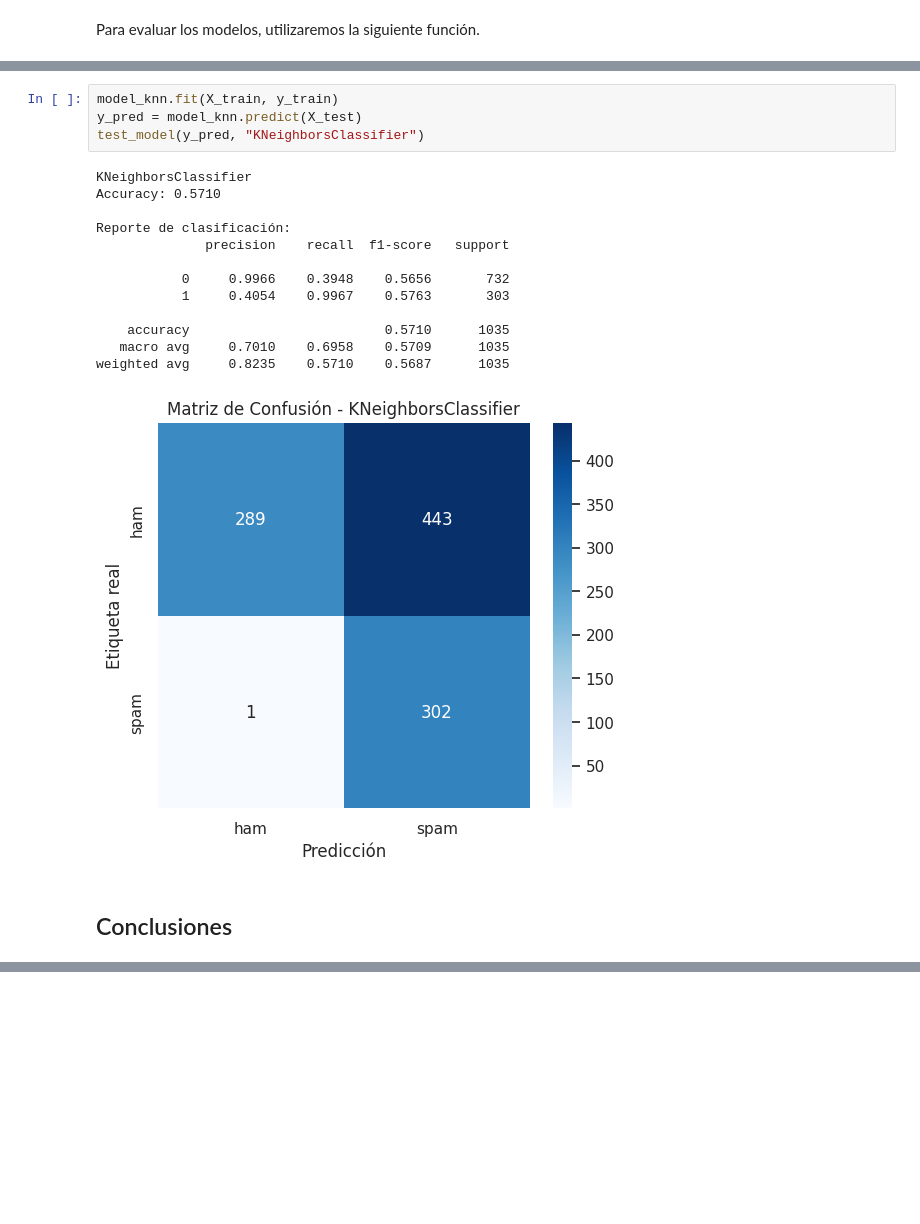
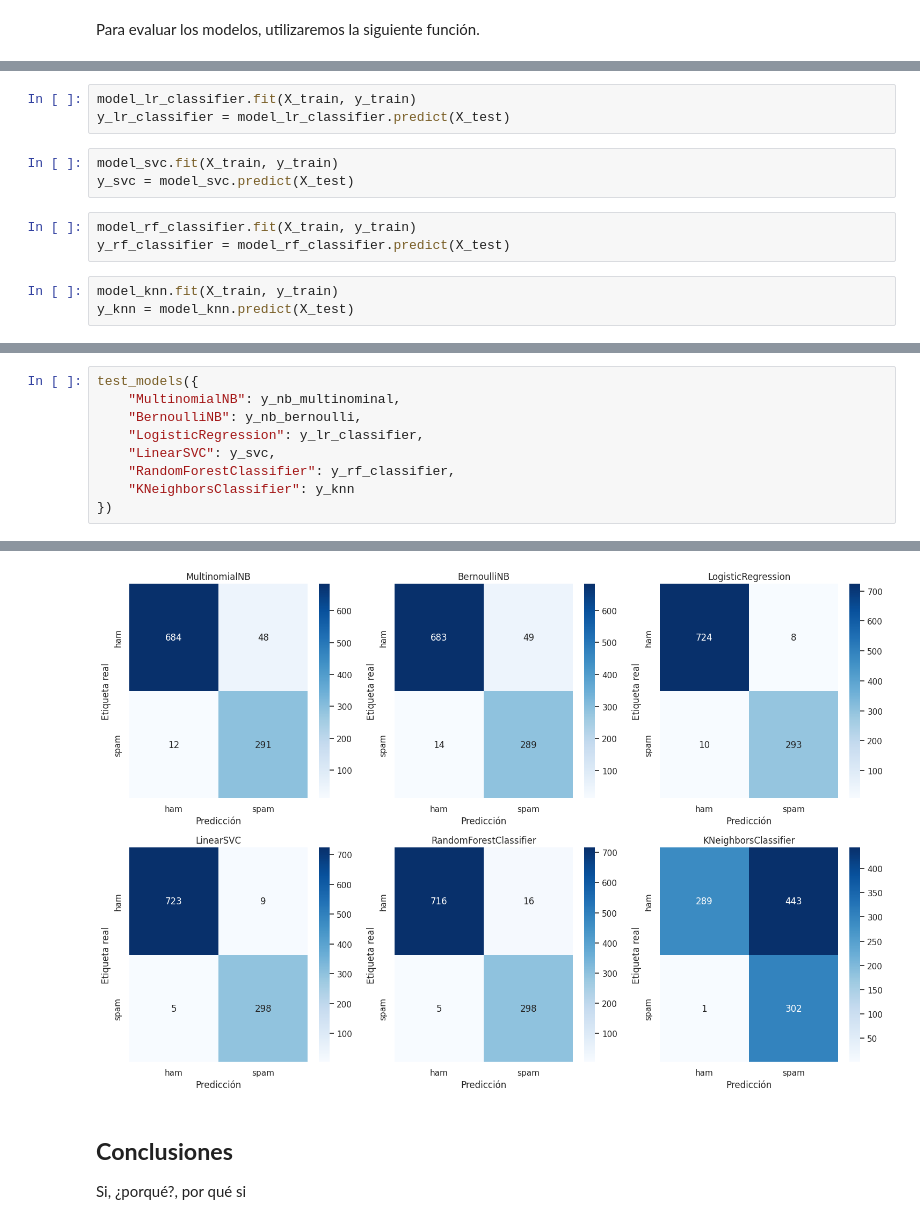
Before and after one commit to Alejandro-BR/Detection-Spam, a Jupyter notebook: src/detection__spam.ipynb, the cells around one changed output, grey strips where cells are left out. Saved outputs shown, nothing was run; the diff lists cells and outputs as text; blank space fills up the shorter version.

```diff
--- a/src/detection__spam.ipynb
+++ b/src/detection__spam.ipynb
@@ -379 +390,13 @@ def test_model(y_pred, title):
+# %%
+model_lr_classifier.fit(X_train, y_train)
+y_lr_classifier = model_lr_classifier.predict(X_test)
+# %%
+model_svc.fit(X_train, y_train)
+y_svc = model_svc.predict(X_test)
+# %%
+model_rf_classifier.fit(X_train, y_train)
+y_rf_classifier = model_rf_classifier.predict(X_test)
+# %%
+model_knn.fit(X_train, y_train)
+y_knn = model_knn.predict(X_test)
 # %% [markdown]
@@ -471,20 +404,10 @@ weighted avg     0.9796    0.9787    0.9789      1035
-# %%
-model_knn.fit(X_train, y_train)
-y_pred = model_knn.predict(X_test)
-test_model(y_pred, "KNeighborsClassifier")
-# %% [output]
-KNeighborsClassifier
-Accuracy: 0.5710
-
-Reporte de clasificación:
-              precision    recall  f1-score   support
-
-           0     0.9966    0.3948    0.5656       732
-           1     0.4054    0.9967    0.5763       303
-
-    accuracy                         0.5710      1035
-   macro avg     0.7010    0.6958    0.5709      1035
-weighted avg     0.8235    0.5710    0.5687      1035
-[figure, removed]
-# %% [markdown]
-## Conclusiones
+# %%
+test_models({
+    "MultinomialNB": y_nb_multinominal,
+    "BernoulliNB": y_nb_bernoulli,
+    "LogisticRegression": y_lr_classifier,
+    "LinearSVC": y_svc,
+    "RandomForestClassifier": y_rf_classifier,
+    "KNeighborsClassifier": y_knn
+})
+# %% [output]
@@ -491,3 +431,9 @@ weighted avg     0.8235    0.5710    0.5687      1035
+[figure, added]
+# %% [markdown]
+## **Conclusiones**
+
+
+Si, ¿porqué?, por qué si
 # %% [markdown]
 ## **Bibliografía**
 
```
Also changed, not shown: parts of 32 cells of this notebook.
